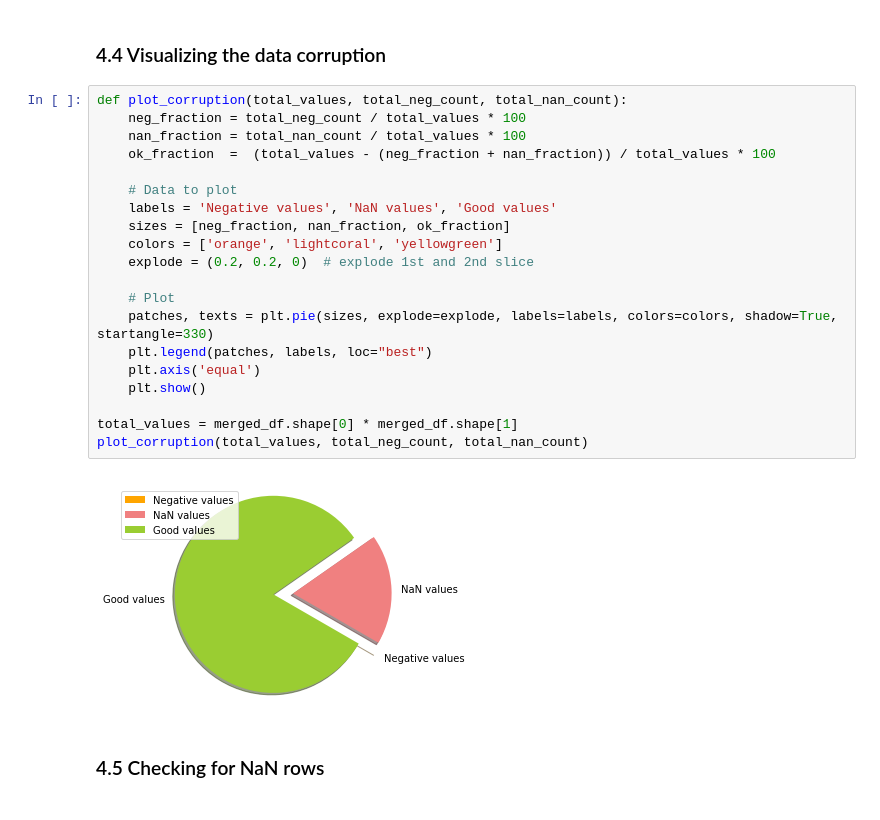
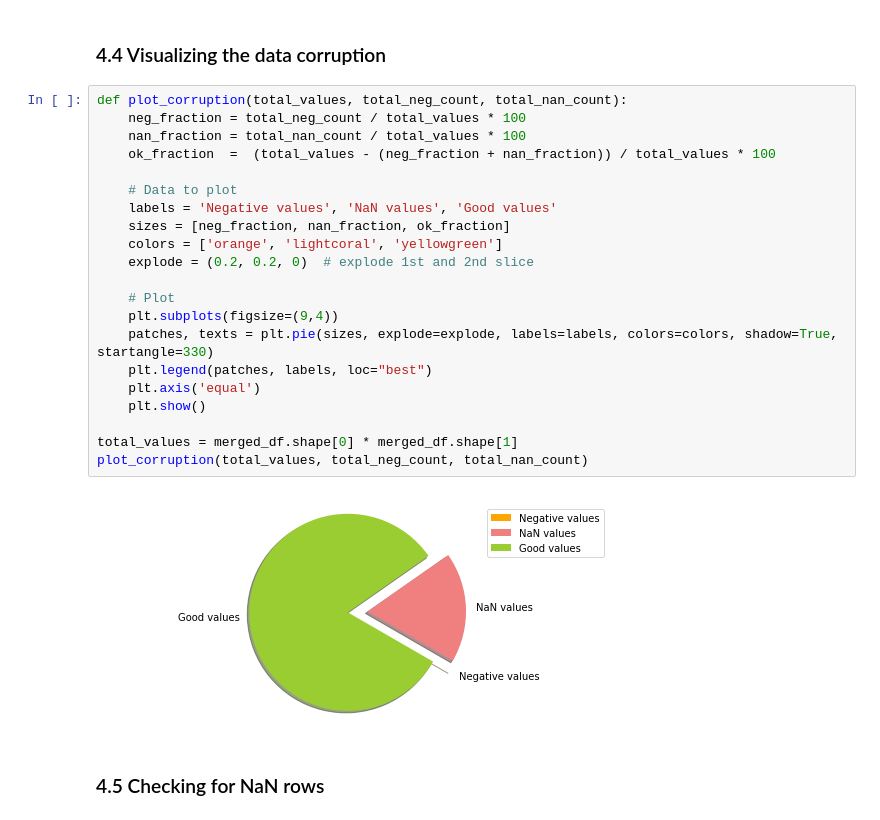
Before and after one commit to karlphillip/DataScience, a Jupyter notebook: Project1/1_data_wrangling.ipynb, the cells around one changed output. Cells and saved outputs as stored; diff of their text form.

```diff
--- a/Project1/1_data_wrangling.ipynb
+++ b/Project1/1_data_wrangling.ipynb
@@ -483,25 +483,26 @@ display(nan_count_df)
 # %%
 def plot_corruption(total_values, total_neg_count, total_nan_count):
     neg_fraction = total_neg_count / total_values * 100
     nan_fraction = total_nan_count / total_values * 100
     ok_fraction  =  (total_values - (neg_fraction + nan_fraction)) / total_values * 100
 
     # Data to plot
     labels = 'Negative values', 'NaN values', 'Good values'
     sizes = [neg_fraction, nan_fraction, ok_fraction]
     colors = ['orange', 'lightcoral', 'yellowgreen']
     explode = (0.2, 0.2, 0)  # explode 1st and 2nd slice
 
     # Plot
+    plt.subplots(figsize=(9,4))
     patches, texts = plt.pie(sizes, explode=explode, labels=labels, colors=colors, shadow=True, startangle=330)
     plt.legend(patches, labels, loc="best")
     plt.axis('equal')
     plt.show()
 
 total_values = merged_df.shape[0] * merged_df.shape[1]
 plot_corruption(total_values, total_neg_count, total_nan_count)
 # %% [output]
-[figure, old version]
+[figure, new version]
 # %% [markdown]
 ### 4.5 Checking for NaN rows
 # %%
```
Also changed, not shown: parts of 7 cells of this notebook.
